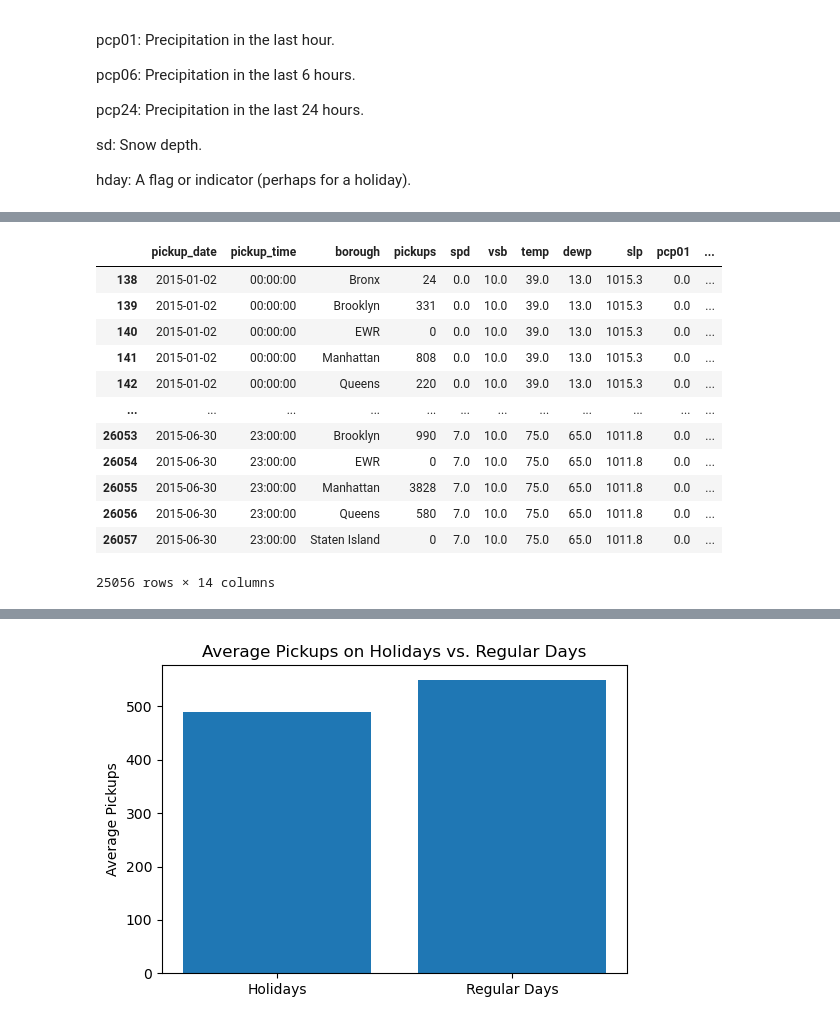
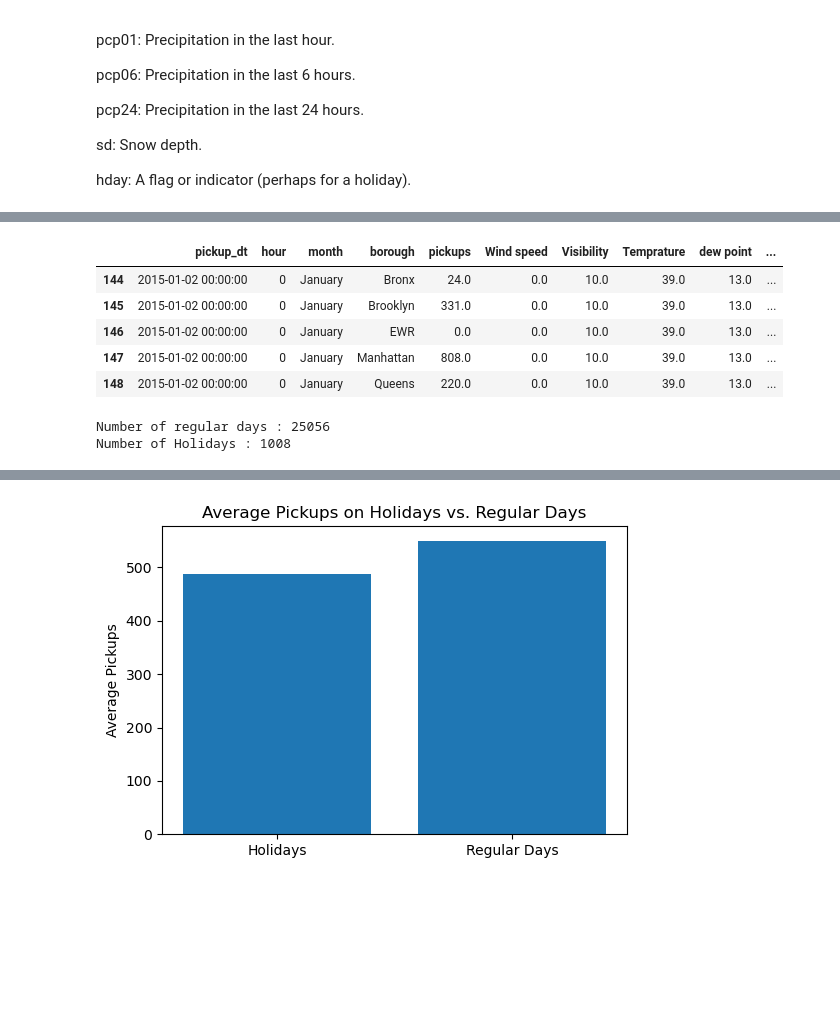
Before and after one commit to Jherza-X/Project1-Group9, a Jupyter notebook: Uber-Weather-Project/project-1 - Q4.ipynb, the cells around one changed output, grey strips where cells are left out. Cells and saved outputs as stored; diff of their text form; code cells hidden in the pictures; blank space fills up the shorter version.

```diff
--- a/Uber-Weather-Project/project-1 - Q4.ipynb
+++ b/Uber-Weather-Project/project-1 - Q4.ipynb
@@ -93,21 +79,20 @@ holiday_group
 # %%
 #GROUP BY REGULAR DAYS
-regular_day_group = uber_weather_df[uber_weather_df['hday'] != 'Y']
-regular_day_group
+regular_day_group = uber_weather_df[uber_weather_df['Holiday'] != 'Y']
+regular_day_group.head()
 # %% [output]
-|  | pickup_date | pickup_time | borough | pickups | spd | vsb | temp | dewp | slp | pcp01 | ... |
-| 138 | 2015-01-02 | 00:00:00 | Bronx | 24 | 0.0 | 10.0 | 39.0 | 13.0 | 1015.3 | 0.0 | ... |
-| 139 | 2015-01-02 | 00:00:00 | Brooklyn | 331 | 0.0 | 10.0 | 39.0 | 13.0 | 1015.3 | 0.0 | ... |
-| 140 | 2015-01-02 | 00:00:00 | EWR | 0 | 0.0 | 10.0 | 39.0 | 13.0 | 1015.3 | 0.0 | ... |
-| 141 | 2015-01-02 | 00:00:00 | Manhattan | 808 | 0.0 | 10.0 | 39.0 | 13.0 | 1015.3 | 0.0 | ... |
-| 142 | 2015-01-02 | 00:00:00 | Queens | 220 | 0.0 | 10.0 | 39.0 | 13.0 | 1015.3 | 0.0 | ... |
-| ... | ... | ... | ... | ... | ... | ... | ... | ... | ... | ... | ... |
-| 26053 | 2015-06-30 | 23:00:00 | Brooklyn | 990 | 7.0 | 10.0 | 75.0 | 65.0 | 1011.8 | 0.0 | ... |
-| 26054 | 2015-06-30 | 23:00:00 | EWR | 0 | 7.0 | 10.0 | 75.0 | 65.0 | 1011.8 | 0.0 | ... |
-| 26055 | 2015-06-30 | 23:00:00 | Manhattan | 3828 | 7.0 | 10.0 | 75.0 | 65.0 | 1011.8 | 0.0 | ... |
-| 26056 | 2015-06-30 | 23:00:00 | Queens | 580 | 7.0 | 10.0 | 75.0 | 65.0 | 1011.8 | 0.0 | ... |
-| 26057 | 2015-06-30 | 23:00:00 | Staten Island | 0 | 7.0 | 10.0 | 75.0 | 65.0 | 1011.8 | 0.0 | ... |
+|  | pickup_dt | hour | month | borough | pickups | Wind speed | Visibility | Temprature | dew point | ... |
+| 144 | 2015-01-02 00:00:00 | 0 | January | Bronx | 24.0 | 0.0 | 10.0 | 39.0 | 13.0 | ... |
+| 145 | 2015-01-02 00:00:00 | 0 | January | Brooklyn | 331.0 | 0.0 | 10.0 | 39.0 | 13.0 | ... |
+| 146 | 2015-01-02 00:00:00 | 0 | January | EWR | 0.0 | 0.0 | 10.0 | 39.0 | 13.0 | ... |
+| 147 | 2015-01-02 00:00:00 | 0 | January | Manhattan | 808.0 | 0.0 | 10.0 | 39.0 | 13.0 | ... |
+| 148 | 2015-01-02 00:00:00 | 0 | January | Queens | 220.0 | 0.0 | 10.0 | 39.0 | 13.0 | ... |
-25056 rows × 14 columns
+# %%
+print(f'Number of regular days : {len(regular_day_group)}')
+print(f'Number of Holidays : {len(holiday_group)}')
+# %% [output]
+Number of regular days : 25056
+Number of Holidays : 1008
 # %%
 # Calculate the mean pickups for each group
 mean_pickups_holiday = holiday_group['pickups'].mean()
```
Also changed, not shown: parts of 7 cells of this notebook.
